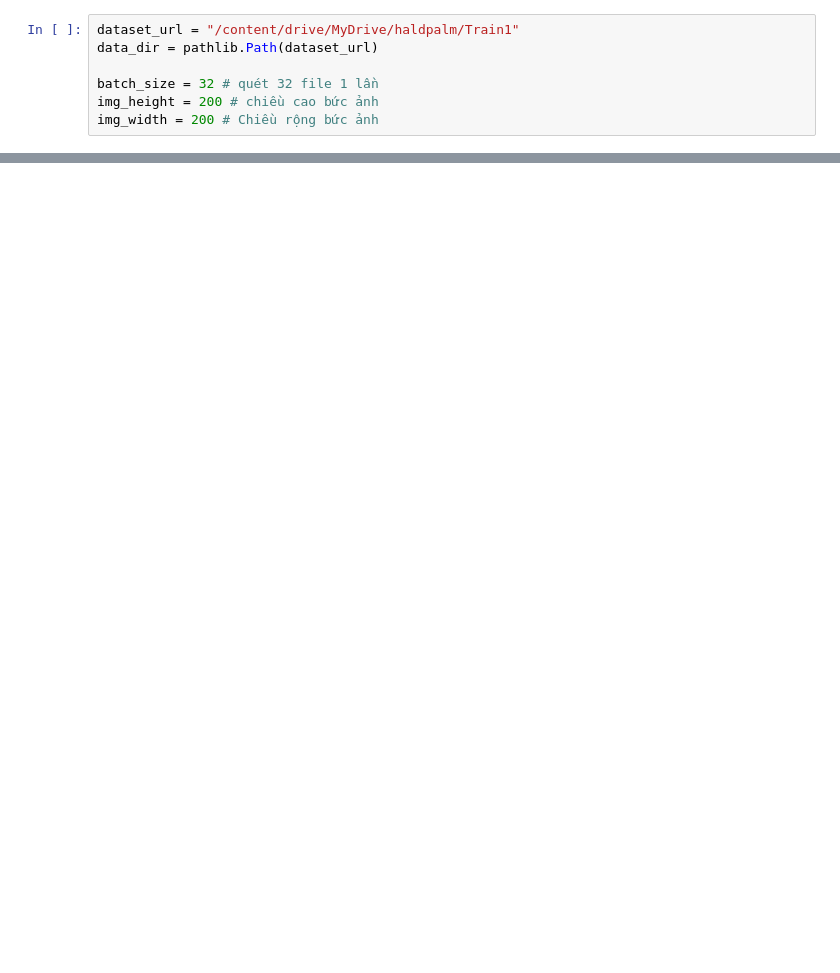
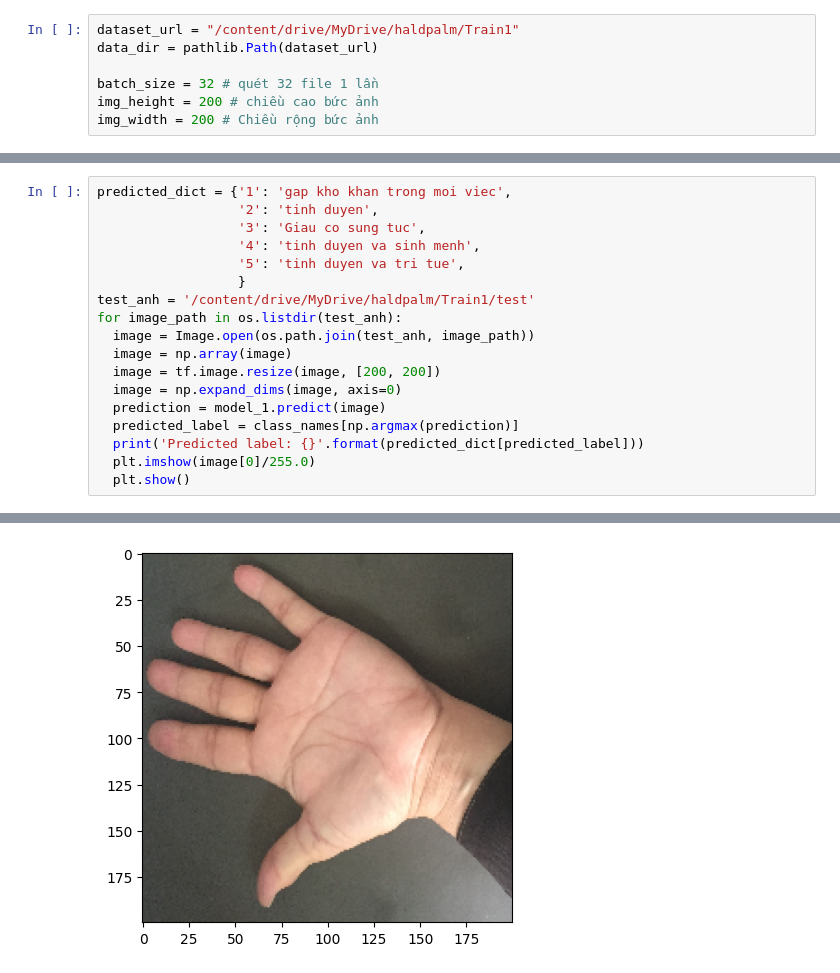
Before and after one commit to Nhat260501/Title-of-homework-1, a Jupyter notebook: hand_palm_outline.ipynb, the cells around one changed output, grey strips where cells are left out. Cells and saved outputs as stored; diff of their text form; blank space fills up the shorter version.

```diff
--- a/hand_palm_outline.ipynb
+++ b/hand_palm_outline.ipynb
@@ -47,0 +184,19 @@ ValueError: ignored
+# %%
+predicted_dict = {'1': 'gap kho khan trong moi viec',
+                  '2': 'tinh duyen',
+                  '3': 'Giau co sung tuc',
+                  '4': 'tinh duyen va sinh menh',
+                  '5': 'tinh duyen va tri tue',
+                  }
+test_anh = '/content/drive/MyDrive/haldpalm/Train1/test'
+for image_path in os.listdir(test_anh):
+  image = Image.open(os.path.join(test_anh, image_path))
+  image = np.array(image)
+  image = tf.image.resize(image, [200, 200])
+  image = np.expand_dims(image, axis=0)
+  prediction = model_1.predict(image)
+  predicted_label = class_names[np.argmax(prediction)]
+  print('Predicted label: {}'.format(predicted_dict[predicted_label]))
+  plt.imshow(image[0]/255.0)
+  plt.show()
+# %% [output]
@@ -47,0 +205 @@ ValueError: ignored
+[figure, added]
```
Also changed, not shown: parts of 13 cells of this notebook.
